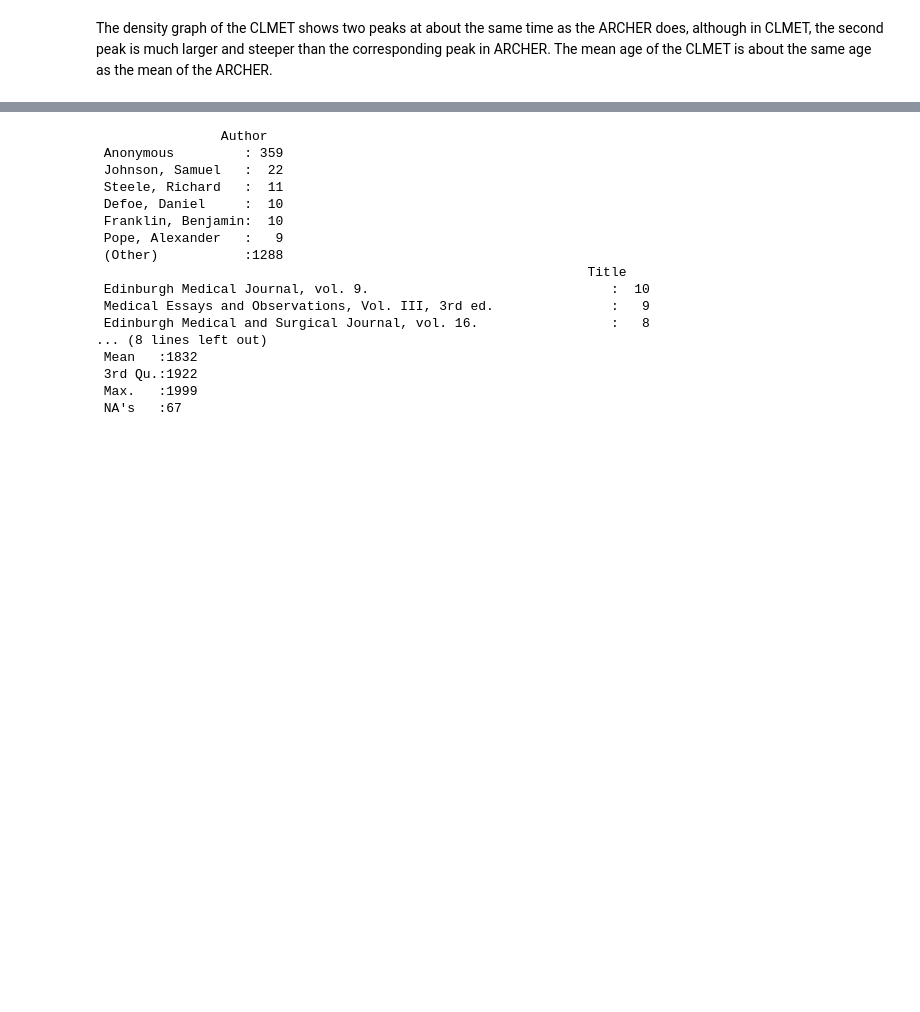
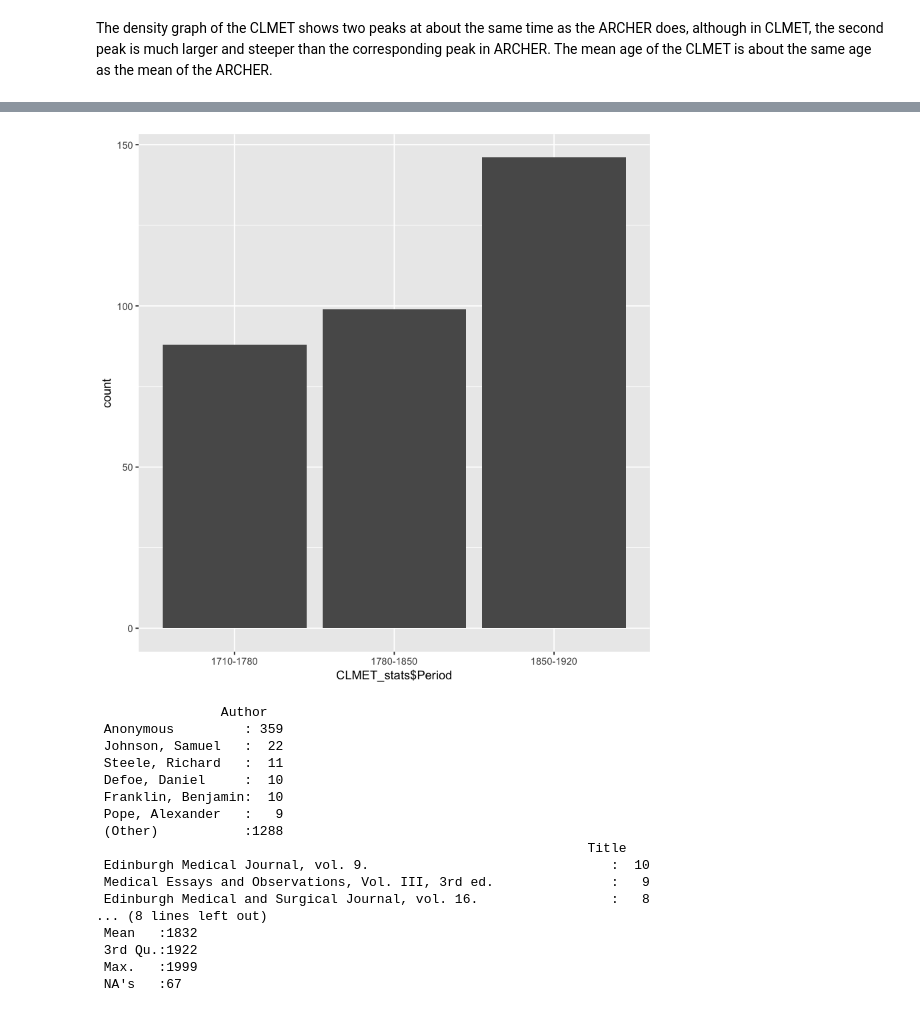
Before and after one commit to DianaLaura/MasterThesis, a Jupyter notebook: EDA.ipynb, the cells around one changed output, grey strips where cells are left out. Saved outputs shown, nothing was run; the diff lists cells and outputs as text; code cells hidden in the pictures; blank space fills up the shorter version.

```diff
--- a/EDA.ipynb
+++ b/EDA.ipynb
@@ -579,3 +587,7 @@ The density graph of the CLMET shows two peaks at about the same time as the ARC
+# %%
+ggplot(CLMET_stats, aes(x=CLMET_stats$Period)) + geom_bar()
+# %% [output]
+[figure, added]
 # %%
 ARCHER_texts <- select(ARCHER_stats, 'Author','Title','Year')
 CLMET_texts <- select(CLMET_stats, 'Author','Title','Year')
```
Also changed, not shown: parts of 3 cells of this notebook, 6 other files.
